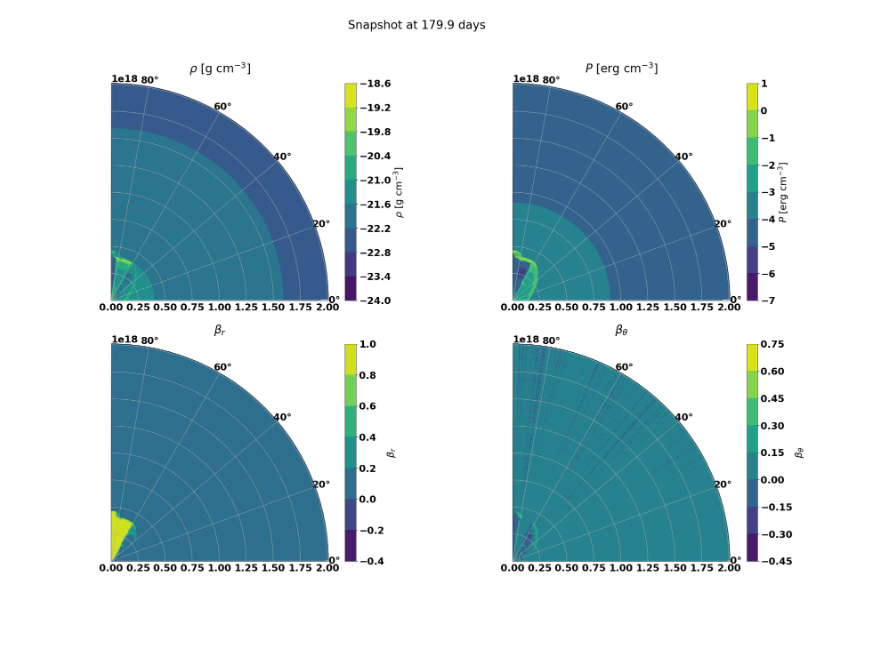
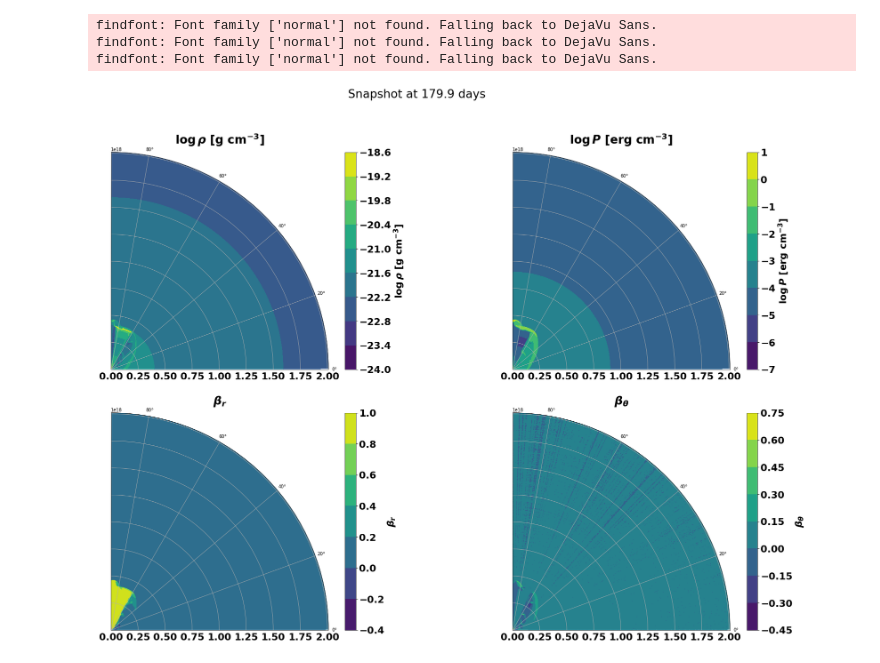
Before and after one commit to petarmimica/MRGENESIS-load, a Jupyter notebook: load_and_display.ipynb, the cells around one changed output. Drawn from its saved outputs; the diff is of its cells as text; code cells hidden in the pictures; blank space fills up the shorter version.

Commit message:
Added log to the panel titles.

```diff
--- a/load_and_display.ipynb
+++ b/load_and_display.ipynb
@@ -25,7 +25,7 @@ plot_r, plot_theta = np.meshgrid(r, np.pi / 2 - theta)
 
 # define the variables that will be plotted in each panel
 plot_panels = {'rho': np.log10(rho), 'P': np.log10(P), 'betar': betar, 'betatheta': betatheta}
-plot_panel_names = {'rho': r'$\rho\ [{\rm g\ cm}^{-3}]$', 'P': r'$P\ [{\rm erg\ cm}^{-3}]$', 'betar': r'$\beta_r$', 'betatheta': r'$\beta_\theta$'}
+plot_panel_names = {'rho': r'$\log \rho\ [{\rm g\ cm}^{-3}]$', 'P': r'$\log P\ [{\rm erg\ cm}^{-3}]$', 'betar': r'$\beta_r$', 'betatheta': r'$\beta_\theta$'}
 panel_names = list(plot_panels.keys())
 
 # create the plot grid
@@ -33,31 +33,34 @@ fig, ax = plt.subplots(2, 2, subplot_kw=dict(projection='polar'), figsize = (30,
 font = {'family' : 'normal',
         'weight' : 'bold',
         'size'   : 22}
 
 plt.rc('font', **font)
 
 # plot each variable
 for cur_row in range(2):
     for cur_col in range(2):
         panel_name = panel_names[cur_row * 2 + cur_col]
         cur_ax = ax[cur_row][cur_col]
 
         # plot values
         cur_plot = cur_ax.contourf(plot_theta, plot_r, plot_panels[panel_name])
 
         # show colour bar
         cur_cbar = plt.colorbar(cur_plot, ax=cur_ax)
         cur_cbar.ax.set_ylabel(plot_panel_names[panel_name])
 
         # set axis limits
         cur_ax.set_ylim(0, r[-1])
         cur_ax.set_xlim(0, theta[-1])
 
         # set panel title
         cur_ax.set_title(plot_panel_names[panel_name])
 
 
 fig.suptitle("Snapshot at {:.1f} days".format(t))
 plt.show()
 # %% [output]
+findfont: Font family ['normal'] not found. Falling back to DejaVu Sans.
+findfont: Font family ['normal'] not found. Falling back to DejaVu Sans.
+findfont: Font family ['normal'] not found. Falling back to DejaVu Sans.
-[figure, old version]
+[figure, new version]
```
